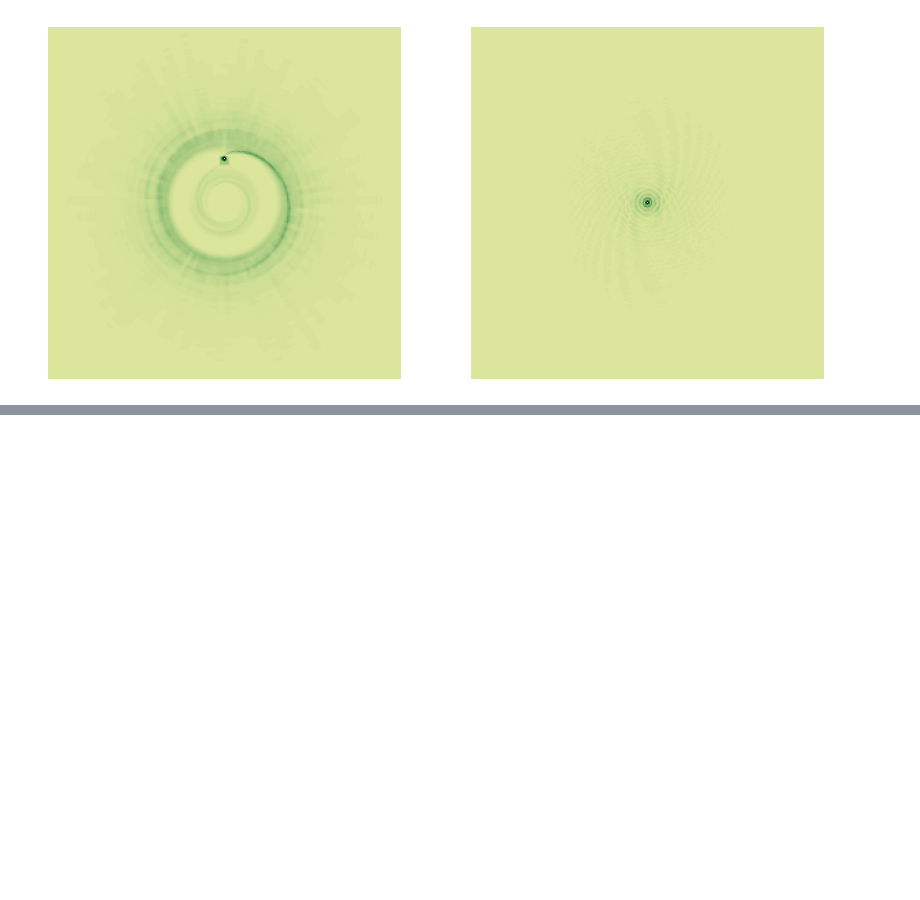
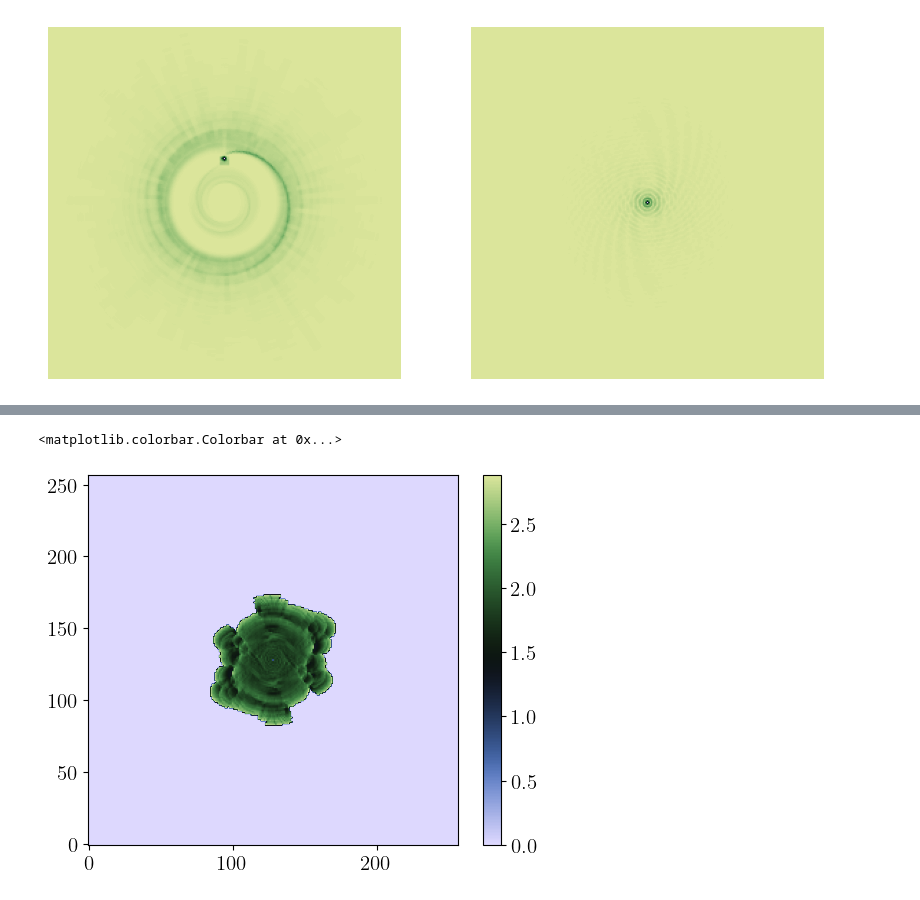
Before and after one commit to miguelcarcamov/simulate_interferometer, a Jupyter notebook: simulate_interferometer.ipynb, the cells around one changed output, grey strips where cells are left out. Saved outputs shown, nothing was run; the diff lists cells and outputs as text; code cells hidden in the pictures; blank space fills up the shorter version.

Commit message:
ADD: adding point source generator

```diff
--- a/simulate_interferometer.ipynb
+++ b/simulate_interferometer.ipynb
@@ -310,0 +338,8 @@ fig.savefig("proto_transforms_robust.pdf", dpi=300, bbox_inches='tight')
+# %%
+vis = generate_point_sources(2.0, 3.0, -1.0, np.abs(dx)*60, 0.0, uvw_lambdas, freq_range, np.mean(freq_range))
+# %%
+vis_1d = complex_bincount(weights_after_scheme * vis.flatten(), uv_pix_1d, minlength=N*N)
+# %%
+vis_image = np.reshape(vis_1d, (N,N))
+vis_image_aux = np.zeros_like(vis_image)
+np.divide(vis_image, weight_image, out=vis_image_aux, where=weight_image > 0.0)
@@ -310,0 +354,6 @@ fig.savefig("proto_transforms_robust.pdf", dpi=300, bbox_inches='tight')
+# %%
+plt.imshow(np.abs(vis_image_aux), origin="lower", cmap=cmc.tofino)
+plt.colorbar()
+# %% [output]
+<matplotlib.colorbar.Colorbar at 0x...>
+[figure, added]
```
Also changed, not shown: parts of 12 cells of this notebook.
